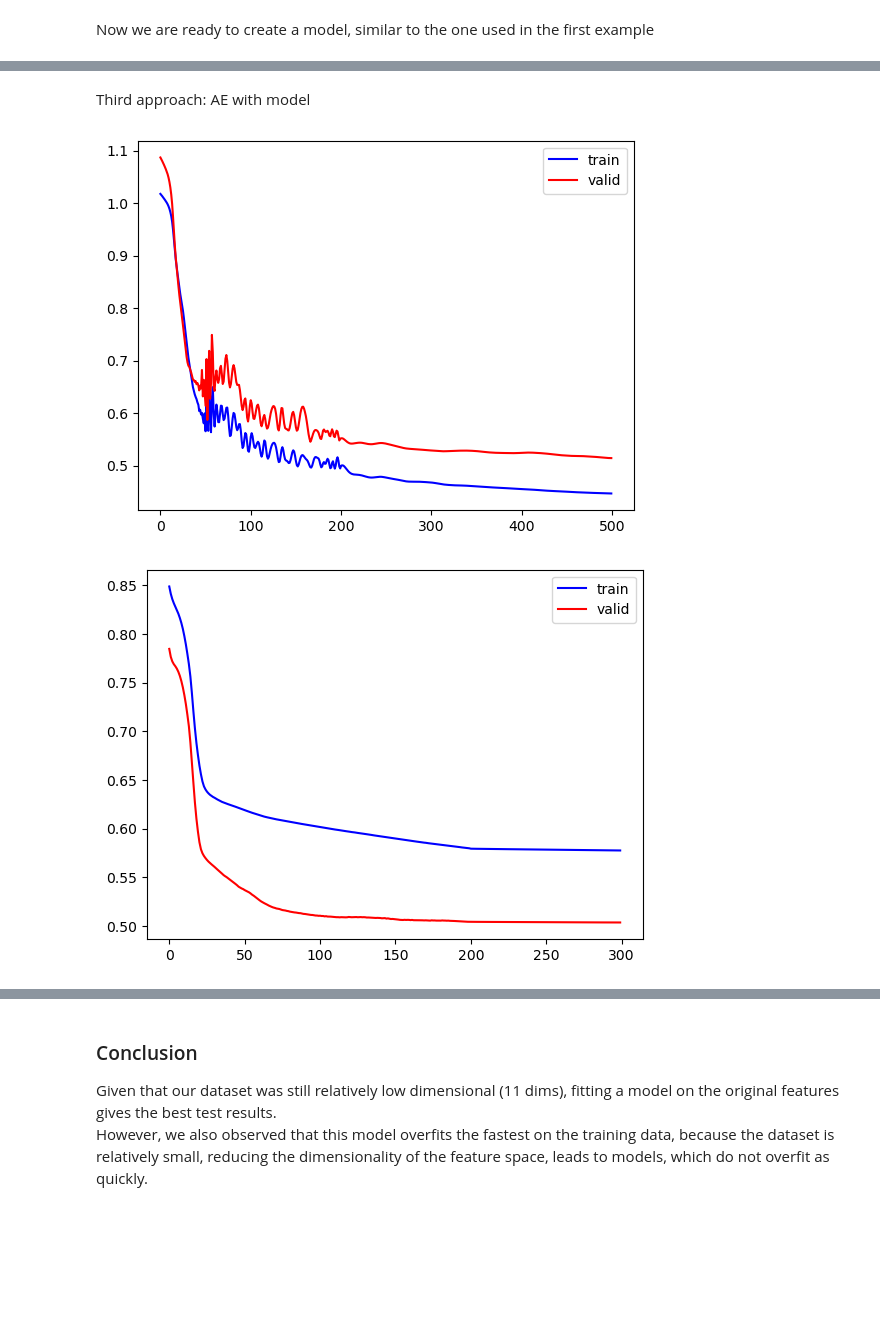
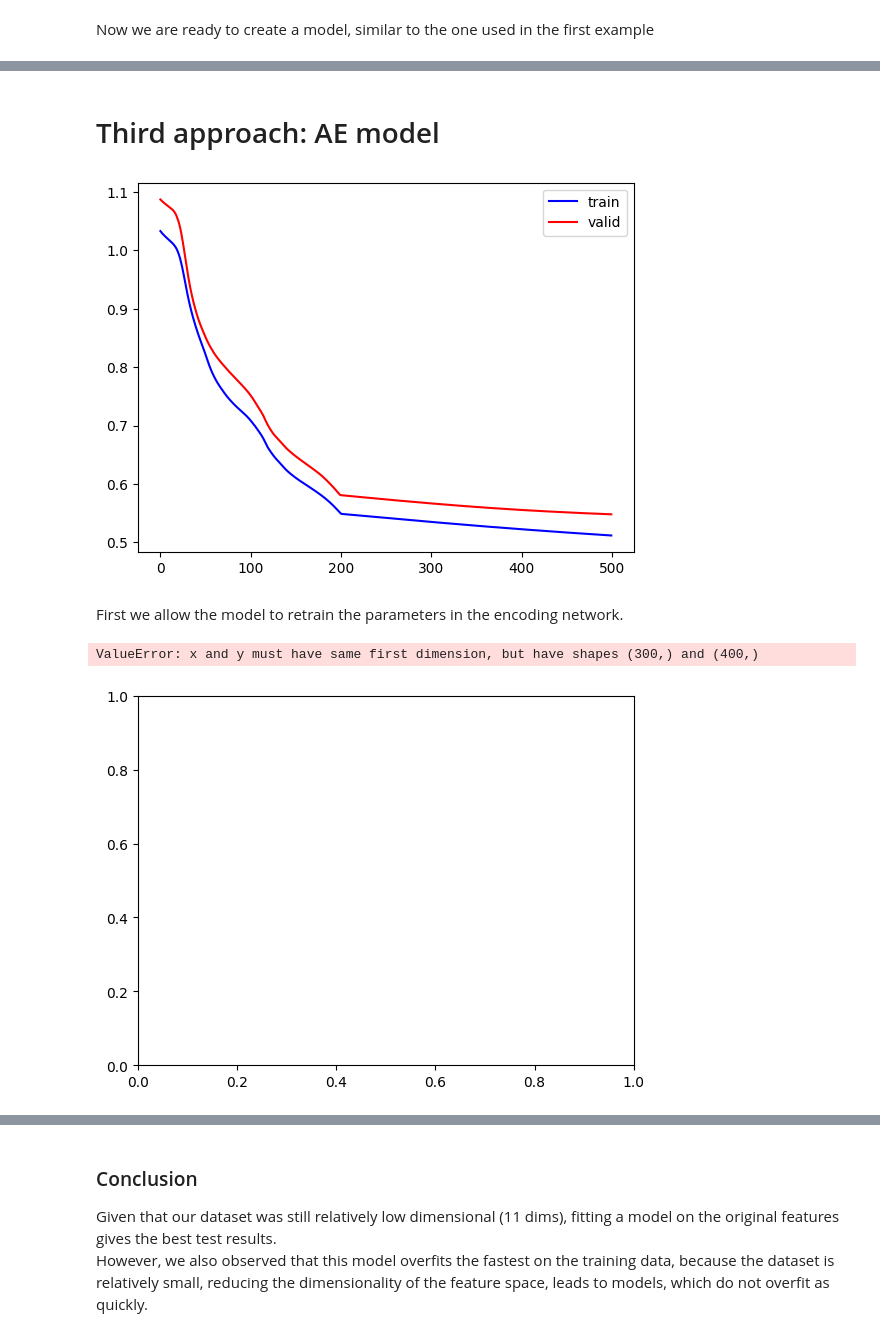
Before and after one commit to richardschattner/projects, a Jupyter notebook: 3_methods_compared.ipynb, the cells around one changed output, grey strips where cells are left out. Drawn from its saved outputs; the diff is of its cells as text; code cells hidden in the pictures; blank space fills up the shorter version.

```diff
--- a/3_methods_compared.ipynb
+++ b/3_methods_compared.ipynb
@@ -69,7 +73,7 @@ test_loader = DataLoader(test_data, batch_size = 32)
 #loss
 loss_fn = nn.L1Loss(reduction = 'mean')
 # %%
-def train_step(model, dataloader, loss_fn):
+def train_step(model, optimizer, dataloader, loss_fn):
     model.train()
     losses = []
     for x,y in dataloader:
@@ -93,11 +97,11 @@ def evaluate(model, dataloader, loss_fn):
 
     return sum(losses)/len(losses)
 
-def train(model, epochs, train_dataloader, val_dataloader, loss_fn):
+def train(model, optimizer, epochs, train_dataloader, val_dataloader, loss_fn):
     train_loss, val_loss = [], []
     for i in range(epochs):
         #training
-        new_loss = train_step(model, train_dataloader, loss_fn)
+        new_loss = train_step(model, optimizer, train_dataloader, loss_fn)
         train_loss.append(new_loss)
         #evaluating
         new_loss = evaluate(model, val_dataloader, loss_fn)
@@ -190,5 +200,5 @@ plt.legend();
 # %% [markdown]
-Third approach: AE with model
+# Third approach: AE model
 # %%
 class AE(nn.Module):
     def __init__(self):
@@ -251,17 +258,20 @@ def train_ae(model, epochs, train_loader, val_loader, loss_fn):
 
     return train_loss, val_loss
 # %%
+ae = AE()
+loss_fn_ae = nn.MSELoss()
+
 optimizer_ae = torch.optim.Adam(ae.parameters(), lr = 1e-4)
-ae_train, ae_val = train_ae(ae, 200, train_loader, val_loader, loss_fn_ae)
+ae_train, ae_val = train_ae(ae, optimizer_ae, 400, train_loader, val_loader, loss_fn_ae)
 #learning rate decay
 optimizer_ae = torch.optim.Adam(ae.parameters(), lr = 1e-5)
-ae_train2, ae_val2 = train_ae(ae, 300, train_loader, val_loader, loss_fn_ae)
+ae_train2, ae_val2 = train_ae(ae, optimizer_ae, 300, train_loader, val_loader, loss_fn_ae)
 
-plt.plot(range(500), ae_train + ae_train2, 'blue' , label = 'train')
-plt.plot(range(500), ae_val + ae_val2, 'red' , label = 'valid')
+plt.plot(range(700), ae_train + ae_train2, 'blue' , label = 'train')
+plt.plot(range(700), ae_val + ae_val2, 'red' , label = 'valid')
 plt.legend();
 # %% [output]
-[figure, old version]
+[figure, new version]
 # %%
 class Model_AE(nn.Module):
     def __init__(self):
@@ -284,12 +292,18 @@ model_ae = Model_AE()
+# %% [markdown]
+First we allow the model to retrain the parameters in the encoding network.
 # %%
+model_ae = Model_AE()
+
 optimizer = torch.optim.Adam(model_ae.parameters(), lr = 1e-4)
-m3_train, m3_val = train(model_ae, 200, train_loader, val_loader, loss_fn)
+m3_train, m3_val = train(model_ae, optimizer, 200, train_loader, val_loader, loss_fn)
+
 #lr decay
 optimizer = torch.optim.Adam(model_ae.parameters(), lr = 1e-5)
-m3_train2, m3_val2 = train(model_ae, 100, train_loader, val_loader, loss_fn)
+m3_train2, m3_val2 = train(model_ae, optimizer, 200, train_loader, val_loader, loss_fn)
 
 plt.plot(range(300), m3_train + m3_train2, 'blue' , label = 'train')
 plt.plot(range(300), m3_val + m3_val2, 'red' , label = 'valid')
 plt.legend();
 # %% [output]
+ValueError: x and y must have same first dimension, but have shapes (300,) and (400,)
-[figure, old version]
+[figure, new version]
```
Also changed, not shown: parts of 11 cells of this notebook, 1 other file.
